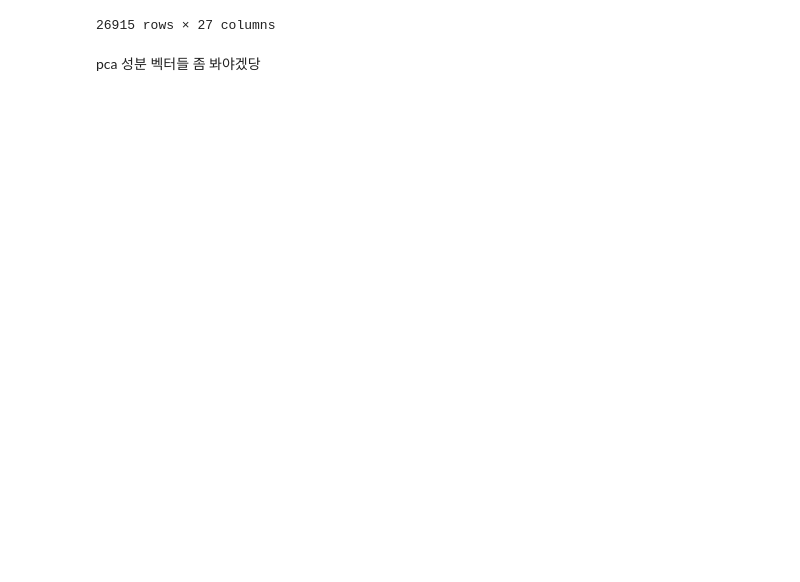
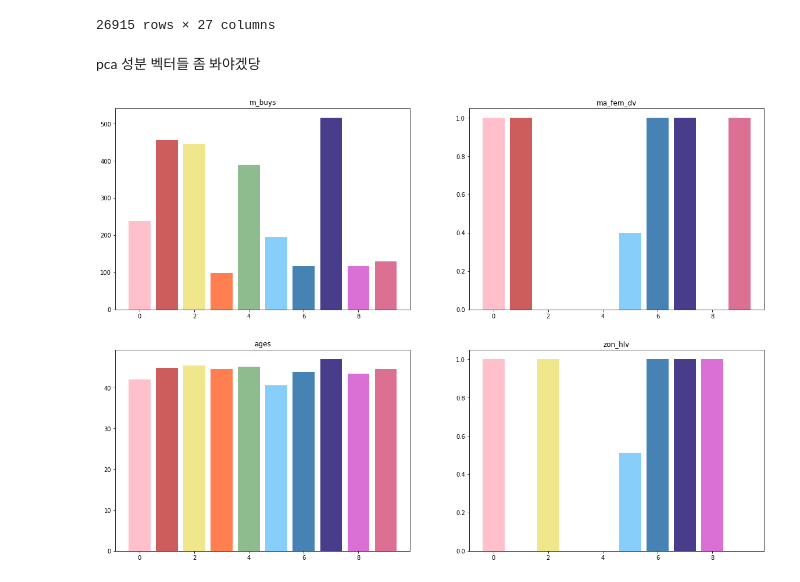
Before and after one commit to JJungEEun/lotte_project, a Jupyter notebook: 고객_클러스터링_수정.ipynb, the cells around one changed output. Cells and saved outputs as stored; diff of their text form; code cells hidden in the pictures; blank space fills up the shorter version.

```diff
--- a/고객_클러스터링_수정.ipynb
+++ b/고객_클러스터링_수정.ipynb
@@ -1274,3 +1290,5 @@ cust
 cust.to_csv('cust_clustser2.csv')
 # %% [markdown]
 pca 성분 벡터들 좀 봐야겠당
+# %%
+clust=cust.groupby(['label']).agg('mean')
@@ -1276,0 +1297,14 @@ pca 성분 벡터들 좀 봐야겠당
+# %%
+x=list(range(10))
+c = ['pink','indianred', 'khaki','coral','darkseagreen','lightskyblue','steelblue','darkslateblue','orchid','palevioletred']
+# %%
+plt.rcParams["figure.figsize"] = (20,14)
+
+k=1
+for i in range(0,4):
+  plt.subplot(2,2,k)
+  plt.bar(x, height = clust[clust.columns[i]], color = c)
+  plt.title(clust.columns[i])
+  k+=1
+# %% [output]
+[figure, added]
```
Also changed, not shown: parts of 18 cells of this notebook.
